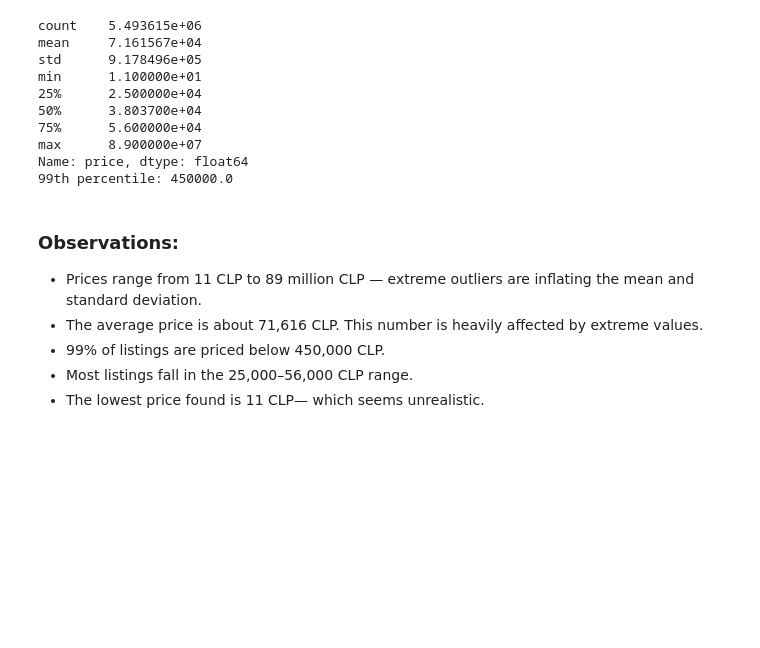
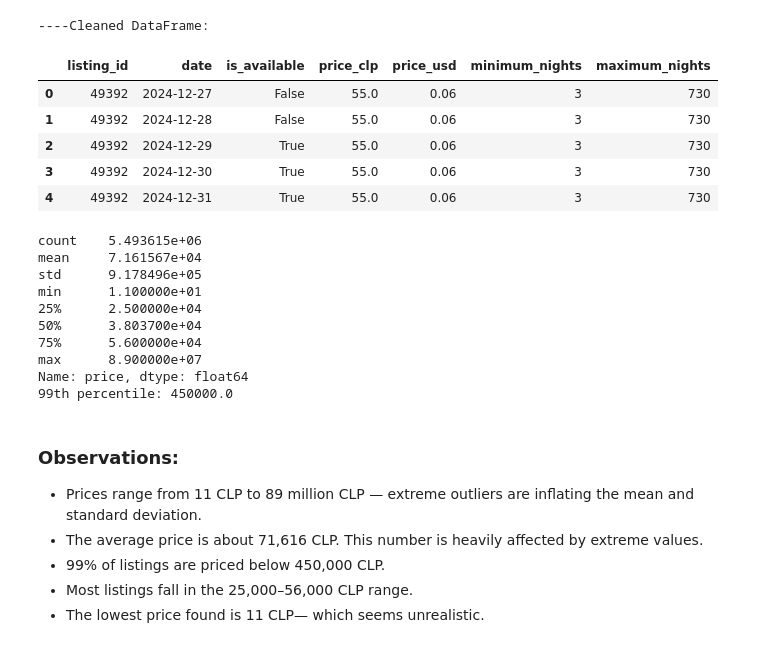
Before and after one commit to pmmaria/inside_airbnb, a Jupyter notebook: 02_analysis_calendar.ipynb, the cells around one changed output. Saved outputs shown, nothing was run; the diff lists cells and outputs as text; code cells hidden in the pictures; blank space fills up the shorter version.

```diff
--- a/02_analysis_calendar.ipynb
+++ b/02_analysis_calendar.ipynb
@@ -89,0 +89,3 @@ After reviewing the data types, we noticed that some columns were incorrectly st
+# %%
+# Drop the 'adjusted_price' column
+df_calendar.drop(columns=['adjusted_price'], inplace=True)
@@ -119,0 +128,6 @@ Date range: 2024-12-27 00:00:00 to 2025-12-26 00:00:00
+# %%
+# Rename columns for clarity
+df_calendar.rename(columns={
+     'available': 'is_available',
+    'price': 'price_clp'
+}, inplace=True)
@@ -120,3 +137,25 @@ Date range: 2024-12-27 00:00:00 to 2025-12-26 00:00:00
+# %%
+# Define exchange rate
+exchange_rate = 0.0011
+
+# Calculate price in USD
+price_usd = (df_calendar['price_clp'] * exchange_rate).round(2)
+
+# Insert 'price_usd' column right after 'price_clp'
+price_clp_index = df_calendar.columns.get_loc('price_clp')
+df_calendar.insert(price_clp_index + 1, 'price_usd', price_usd)
+
+# Preview the cleaned DataFrame
+print("\n----Cleaned DataFrame:\n")
+display(df_calendar.head())
+# %% [output]
+----Cleaned DataFrame:
+|  | listing_id | date | is_available | price_clp | price_usd | minimum_nights | maximum_nights |
+| 0 | 49392 | 2024-12-27 | False | 55.0 | 0.06 | 3 | 730 |
+| 1 | 49392 | 2024-12-28 | False | 55.0 | 0.06 | 3 | 730 |
+| 2 | 49392 | 2024-12-29 | True | 55.0 | 0.06 | 3 | 730 |
+| 3 | 49392 | 2024-12-30 | True | 55.0 | 0.06 | 3 | 730 |
+| 4 | 49392 | 2024-12-31 | True | 55.0 | 0.06 | 3 | 730 |
 # %%
 # Summary statistics for price
 print(df_calendar['price'].describe())
```
Also changed, not shown: parts of 14 cells of this notebook.
